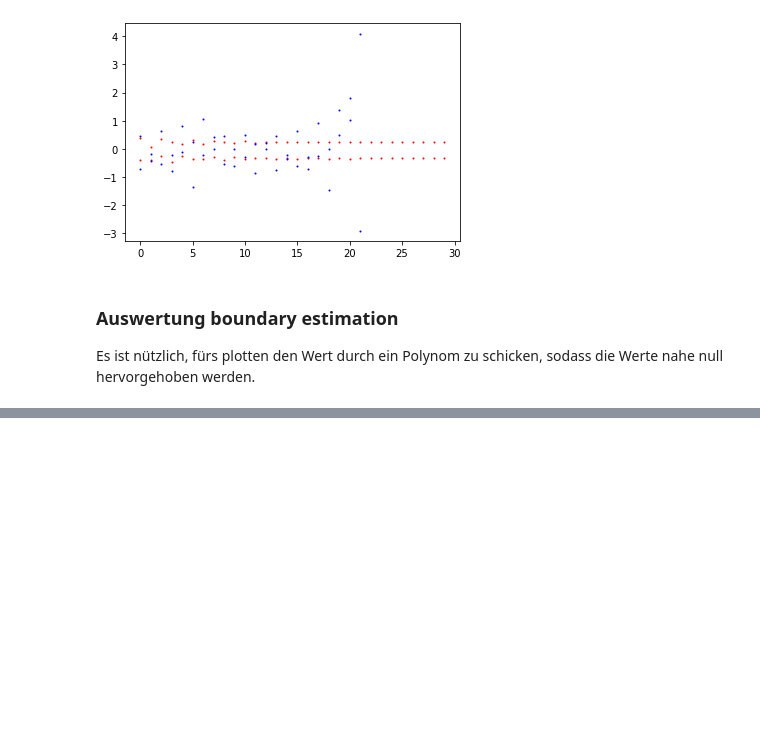
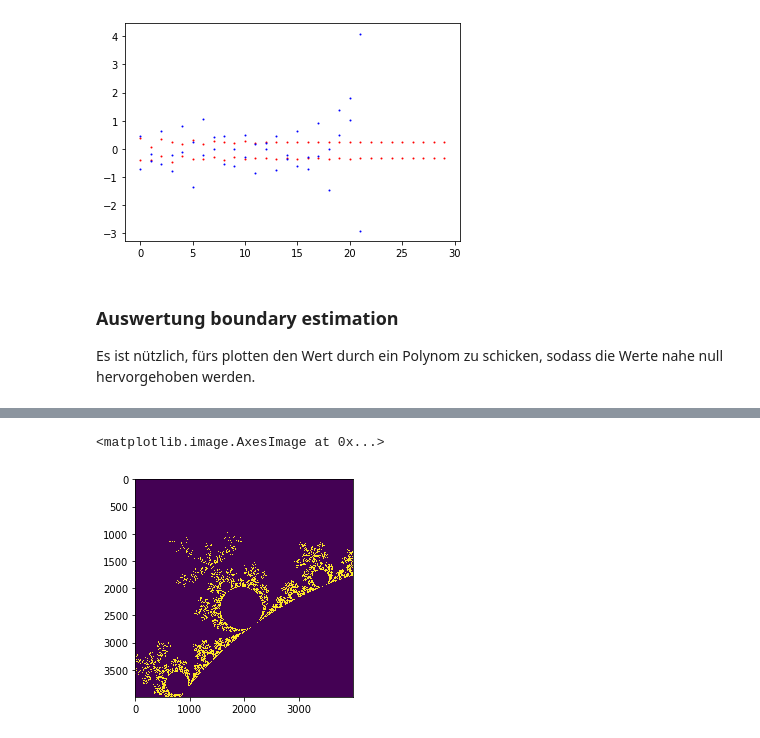
Before and after one commit to mha-py/mandelbrot, a Jupyter notebook: mandelbrot.ipynb, the cells around one changed output, grey strips where cells are left out. Drawn from its saved outputs; the diff is of its cells as text; code cells hidden in the pictures; blank space fills up the shorter version.

```diff
--- a/mandelbrot.ipynb
+++ b/mandelbrot.ipynb
@@ -274,3 +268,14 @@ plt.imshow(bb.T[::-1])#, vmax=1.)
 fig = figure()
 fig.image([mandel.T], xarr.min(), yarr.min(), xarr.max()-xarr.min(), yarr.max()-yarr.min())
 show(fig)
+# %%
+# Automatische Suche nach Interessantem Material durch Gradienten
+aa = np.log(mandel.T[::-1])
+ax = aa[2:,2:]-aa[:-2,2:]
+ay = aa[2:,2:]-aa[2:,:-2]
+
+plt.imshow(ax**2+ay**2>.1)
+#plt.colorbar()
+# %% [output]
+<matplotlib.image.AxesImage at 0x...>
+[figure, added]
```
Also changed, not shown: parts of 7 cells of this notebook, 7 other files.
